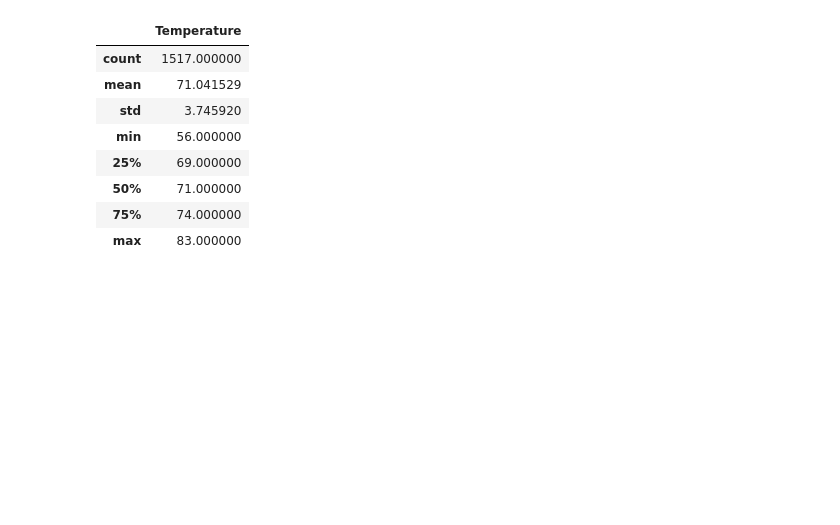
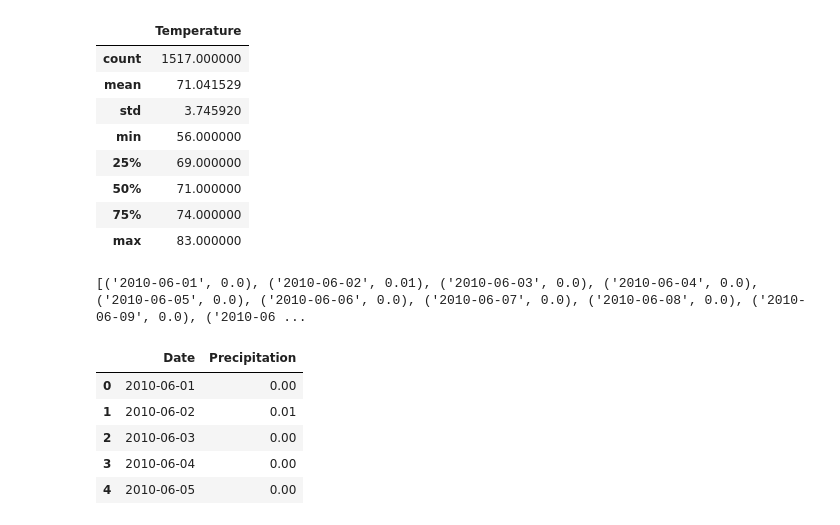
Before and after one commit to luke-c-newell/surfs_up, a Jupyter notebook: SurfsUp_Challenge.ipynb, the cells around one changed output. Cells and saved outputs as stored; diff of their text form; code cells hidden in the pictures; blank space fills up the shorter version.

```diff
--- a/SurfsUp_Challenge.ipynb
+++ b/SurfsUp_Challenge.ipynb
@@ -99,3 +99,25 @@ december_temps_df.describe()
 | 50% | 71.000000 |
 | 75% | 74.000000 |
 | max | 83.000000 |
+# %%
+# Write a query that filters the Measurement table to retrieve the precipitation for the month of June.
+june_rain = session.query(Measurement.date, Measurement.prcp).\
+    filter(Measurement.date.like('%-06-%'))
+print(june_rain.all())
+# %% [output]
+[('2010-06-01', 0.0), ('2010-06-02', 0.01), ('2010-06-03', 0.0), ('2010-06-04', 0.0), ('2010-06-05', 0.0), ('2010-06-06', 0.0), ('2010-06-07', 0.0), ('2010-06-08', 0.0), ('2010-06-09', 0.0), ('2010-06 ...
+# %%
+# Convert the June precipitation values to a list.
+june_rain = session.query(Measurement.date, Measurement.prcp).\
+    filter(Measurement.date.like('%-06-%')).all()
+# %%
+# Create a DataFrame for the month of June
+june_rain_df = pd.DataFrame(june_rain, columns=['Date', 'Precipitation'])
+june_rain_df.head()
+# %% [output]
+|  | Date | Precipitation |
+| 0 | 2010-06-01 | 0.00 |
+| 1 | 2010-06-02 | 0.01 |
+| 2 | 2010-06-03 | 0.00 |
+| 3 | 2010-06-04 | 0.00 |
+| 4 | 2010-06-05 | 0.00 |
```
Also changed, not shown: parts of 5 cells of this notebook, 5 other files.
